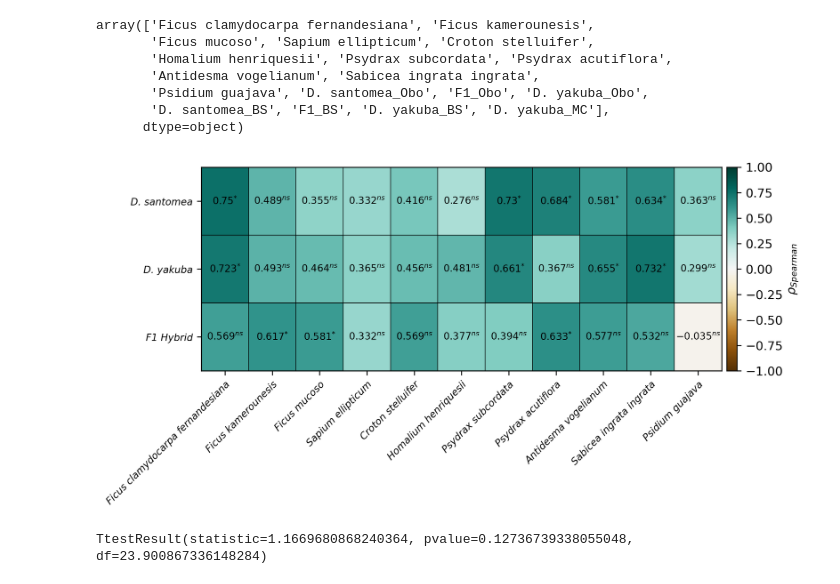
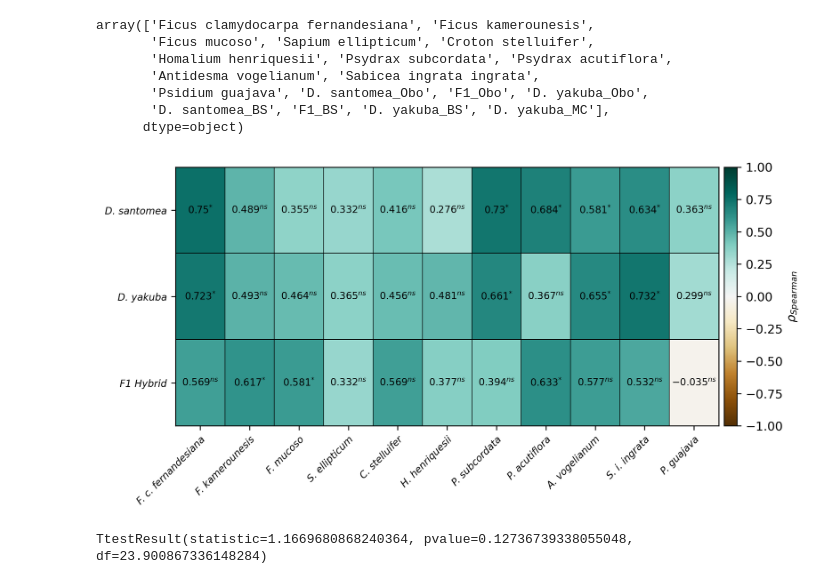
Before and after one commit to David-Peede/santomea_natural_history, a Jupyter notebook: notebooks/ecological_analyses.ipynb, the cells around one changed output. Drawn from its saved outputs; the diff is of its cells as text; code cells hidden in the pictures.

```diff
--- a/notebooks/ecological_analyses.ipynb
+++ b/notebooks/ecological_analyses.ipynb
@@ -155,6 +158,20 @@ for i, dros in enumerate(dros_list):
             abundance_dicc[dros], abundance_dicc[fruit]
         )
 # %%
+# Intialize a list of fruit labels.
+fruit_labels = [
+    "F. c. fernandesiana",
+    "F. kamerounesis",
+    "F. mucoso",
+    "S. ellipticum",
+    "C. stelluifer",
+    "H. henriquesii",
+    "P. subcordata",
+    "P. acutiflora",
+    "A. vogelianum",
+    "S. i. ingrata",
+    "P. guajava",
+]
 # Intialize the figure and axes.
 fig = plt.figure(
     figsize=(8, 4),
@@ -226,35 +243,35 @@ for y in range(len(dros_list)):
 # Set the x and y ticks for each plot.
 ax.set_yticks(
     np.arange(corr_mat.shape[0]),
     labels=dros_list,
     fontsize=8,
     fontstyle="italic",
 )
 ax.set_xticks(
     np.arange(corr_mat.shape[1]),
-    labels=fruit_list,
+    labels=fruit_labels,
     fontsize=8,
     fontstyle="italic",
     rotation=45,
     ha="right",
     rotation_mode="anchor",
 )
 # Remove the minor ticks.
 ax.tick_params(
     which="minor",
     left=False,
     bottom=False,
     labelbottom=False,
 )
 # Respine the axes.
 ax.spines["top"].set_visible(True)
 ax.spines["bottom"].set_visible(True)
 ax.spines["right"].set_visible(True)
 ax.spines["left"].set_visible(True)
 # Show the plot.
 plt.show()
 # %% [output]
-[figure, old version]
+[figure, new version]
 # %%
 # Initialize the fruiting months for the endemic fig.
 fig_fruiting_periods = np.array(
```
Also changed, not shown: parts of 19 cells of this notebook, 1 other file.
